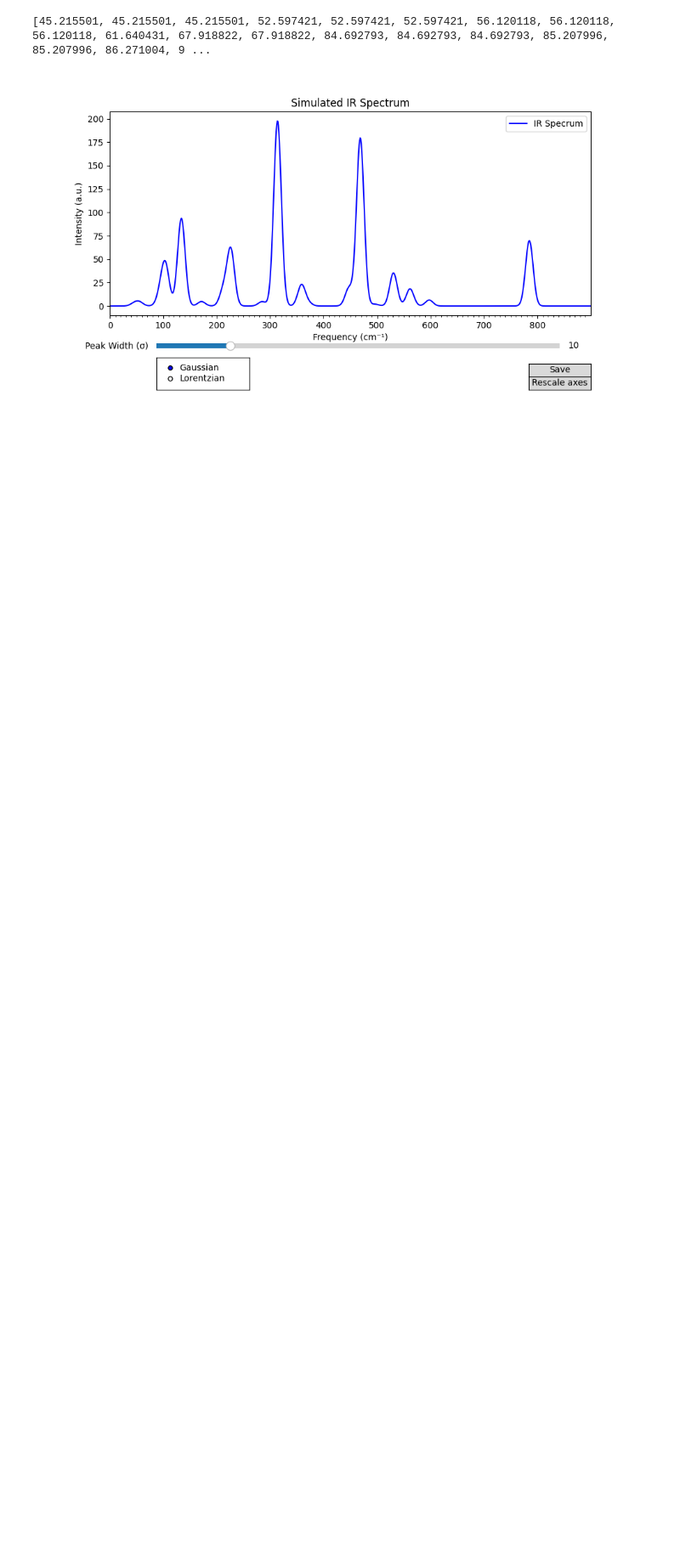
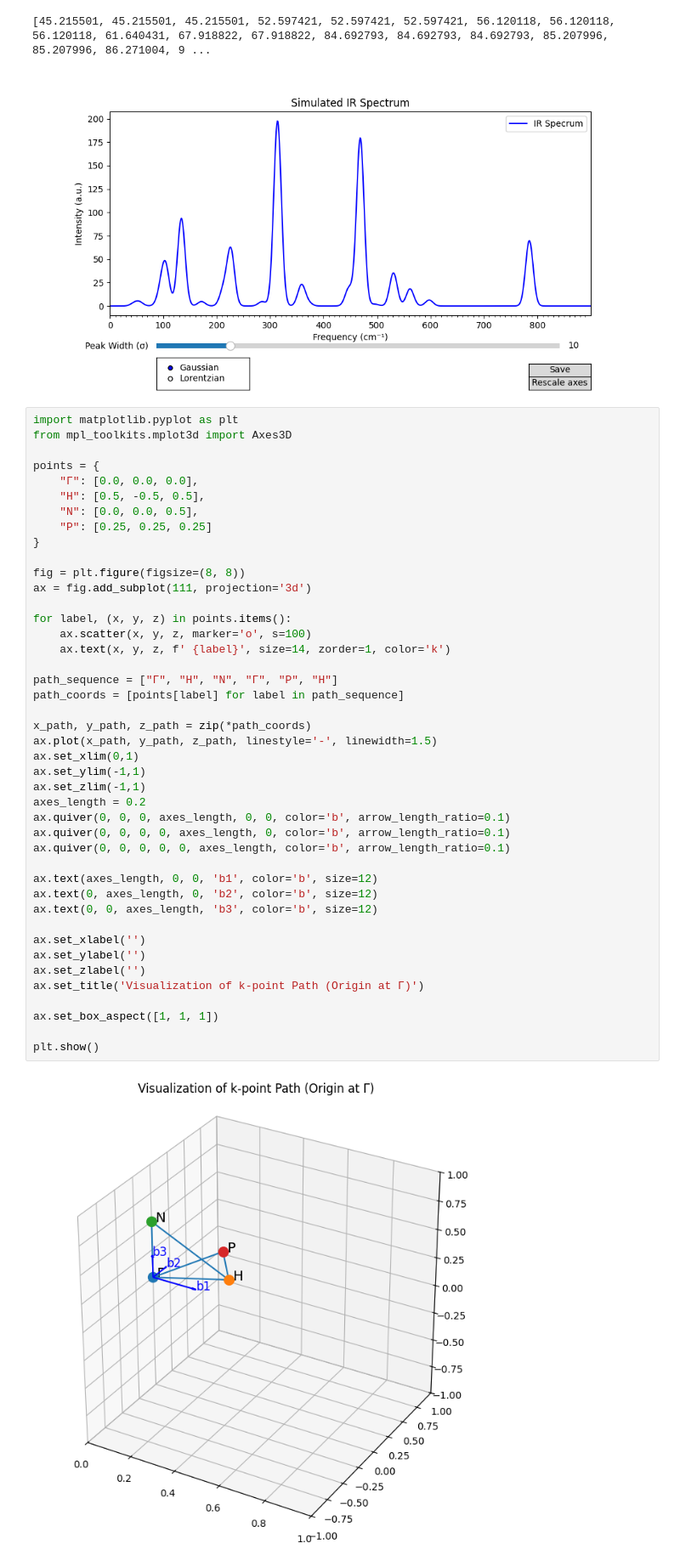
Before and after one commit to oleksandrchuma/plots, a Jupyter notebook: python/castep.ipynb, the cells around one changed output. Shown at 85% size. Drawn from its saved outputs; the diff is of its cells as text; blank space fills up the shorter version.

```diff
--- a/python/castep.ipynb
+++ b/python/castep.ipynb
@@ -364,3 +364,48 @@ plt.show()
 # %% [output]
 [45.215501, 45.215501, 45.215501, 52.597421, 52.597421, 52.597421, 56.120118, 56.120118, 56.120118, 61.640431, 67.918822, 67.918822, 84.692793, 84.692793, 84.692793, 85.207996, 85.207996, 86.271004, 9 ...
 [figure]
+# %%
+import matplotlib.pyplot as plt
+from mpl_toolkits.mplot3d import Axes3D
+
+points = {
+    "Γ": [0.0, 0.0, 0.0],
+    "H": [0.5, -0.5, 0.5],
+    "N": [0.0, 0.0, 0.5],
+    "P": [0.25, 0.25, 0.25]
+}
+
+fig = plt.figure(figsize=(8, 8))
+ax = fig.add_subplot(111, projection='3d')
+
+for label, (x, y, z) in points.items():
+    ax.scatter(x, y, z, marker='o', s=100)
+    ax.text(x, y, z, f' {label}', size=14, zorder=1, color='k')
+
+path_sequence = ["Γ", "H", "N", "Γ", "P", "H"]
+path_coords = [points[label] for label in path_sequence]
+
+x_path, y_path, z_path = zip(*path_coords)
+ax.plot(x_path, y_path, z_path, linestyle='-', linewidth=1.5)
+ax.set_xlim(0,1)
+ax.set_ylim(-1,1)
+ax.set_zlim(-1,1)
+axes_length = 0.2
+ax.quiver(0, 0, 0, axes_length, 0, 0, color='b', arrow_length_ratio=0.1)
+ax.quiver(0, 0, 0, 0, axes_length, 0, color='b', arrow_length_ratio=0.1)
+ax.quiver(0, 0, 0, 0, 0, axes_length, color='b', arrow_length_ratio=0.1)
+
+ax.text(axes_length, 0, 0, 'b1', color='b', size=12)
+ax.text(0, axes_length, 0, 'b2', color='b', size=12)
+ax.text(0, 0, axes_length, 'b3', color='b', size=12)
+
+ax.set_xlabel('')
+ax.set_ylabel('')
+ax.set_zlabel('')
+ax.set_title('Visualization of k-point Path (Origin at Γ)')
+
+ax.set_box_aspect([1, 1, 1])
+
+plt.show()
+# %% [output]
+[figure, added]
```
